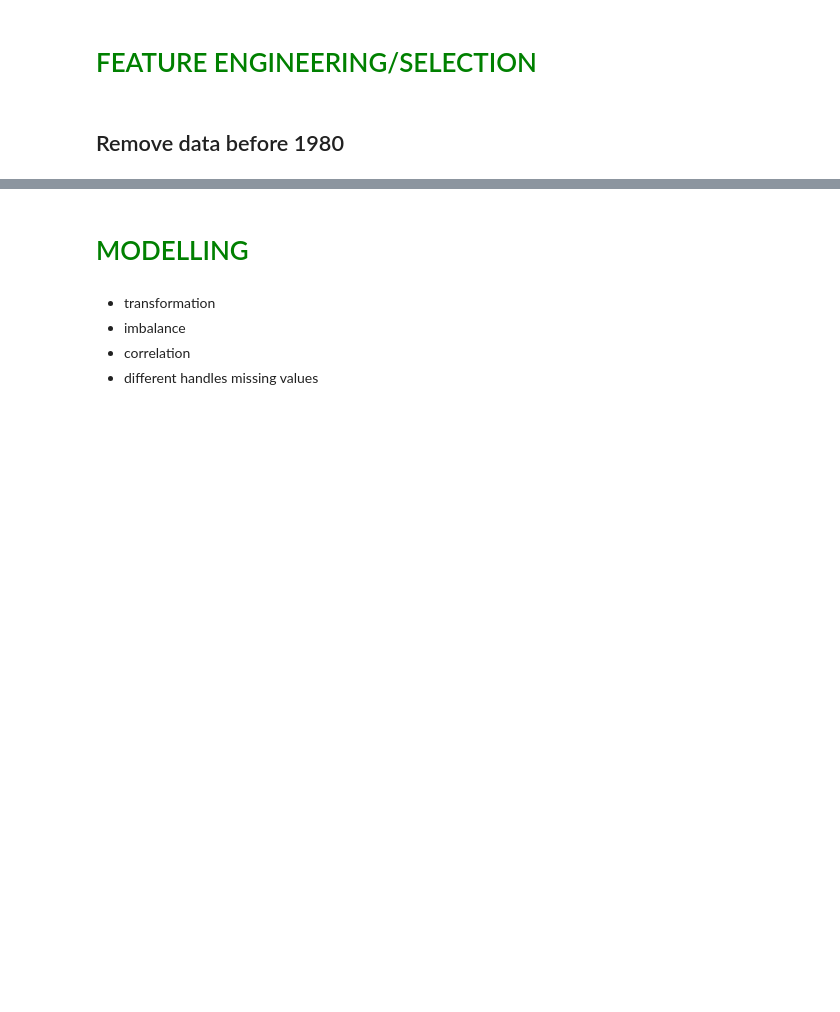
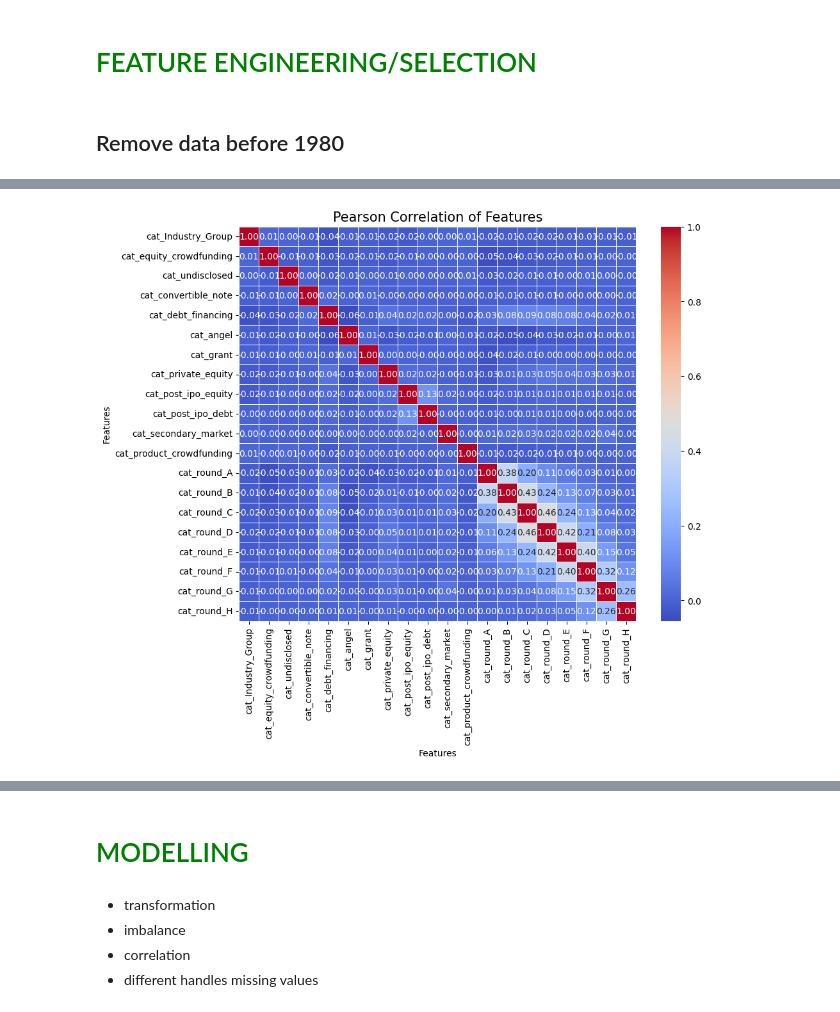
Before and after one commit to FirenziaF/STARTUP-FUNDING-ANALYSIS, a Jupyter notebook: notebook.ipynb, the cells around one changed output, grey strips where cells are left out. Drawn from its saved outputs; the diff is of its cells as text; code cells hidden in the pictures; blank space fills up the shorter version.

```diff
--- a/notebook.ipynb
+++ b/notebook.ipynb
@@ -1126,0 +1417,2 @@ plt.imshow(w)
+# %%
+df2 = df1.copy() # copying the df1
@@ -1126,0 +1534,17 @@ plt.imshow(w)
+# %%
+# creating instance of labelencoder
+labelencoder = LabelEncoder()
+#using label encoder for these two columns as there is a lot of variables
+df2['cat_Industry_Group'] = labelencoder.fit_transform(df2['Industry_Group']) # using label encoder on industry group
+# %%
+df3 = df2[['cat_status', 'cat_Industry_Group',
+       'cat_funding_rounds',
+       'cat_diff_funding_year', 'cat_total_investment' ,
+       'cat_equity_crowdfunding', 'cat_venture', 'cat_seed', 'cat_undisclosed',
+       'cat_convertible_note', 'cat_debt_financing', 'cat_angel', 'cat_grant',
+       'cat_private_equity', 'cat_post_ipo_equity', 'cat_post_ipo_debt',
+       'cat_secondary_market', 'cat_product_crowdfunding', 'cat_round_A',
+       'cat_round_B', 'cat_round_C', 'cat_round_D', 'cat_round_E',
+       'cat_round_F', 'cat_round_G', 'cat_round_H']] # Selecting the columns we need for the model
+
+df3.head()
@@ -1126,0 +1579,28 @@ plt.imshow(w)
+# %%
+import seaborn as sns
+import matplotlib.pyplot as plt
+
+# Select numeric columns
+numeric_cols = df3.select_dtypes(include='number')
+
+# Calculate correlation matrix
+corr_matrix = numeric_cols.corr()
+
+# Set up the figure and axes
+fig, ax = plt.subplots(figsize=(10, 8))
+
+# Create a colormap
+colormap = "coolwarm"
+
+# Plot the heatmap
+sns.heatmap(corr_matrix, cmap=colormap, annot=True, fmt=".2f", linewidths=0.5, ax=ax)
+
+# Set the title and axis labels
+plt.title("Pearson Correlation of Features", fontsize=15)
+plt.xlabel("Features")
+plt.ylabel("Features")
+
+# Show the plot
+plt.show()
+# %% [output]
+[figure, added]
```
Also changed, not shown: parts of 37 cells of this notebook.
